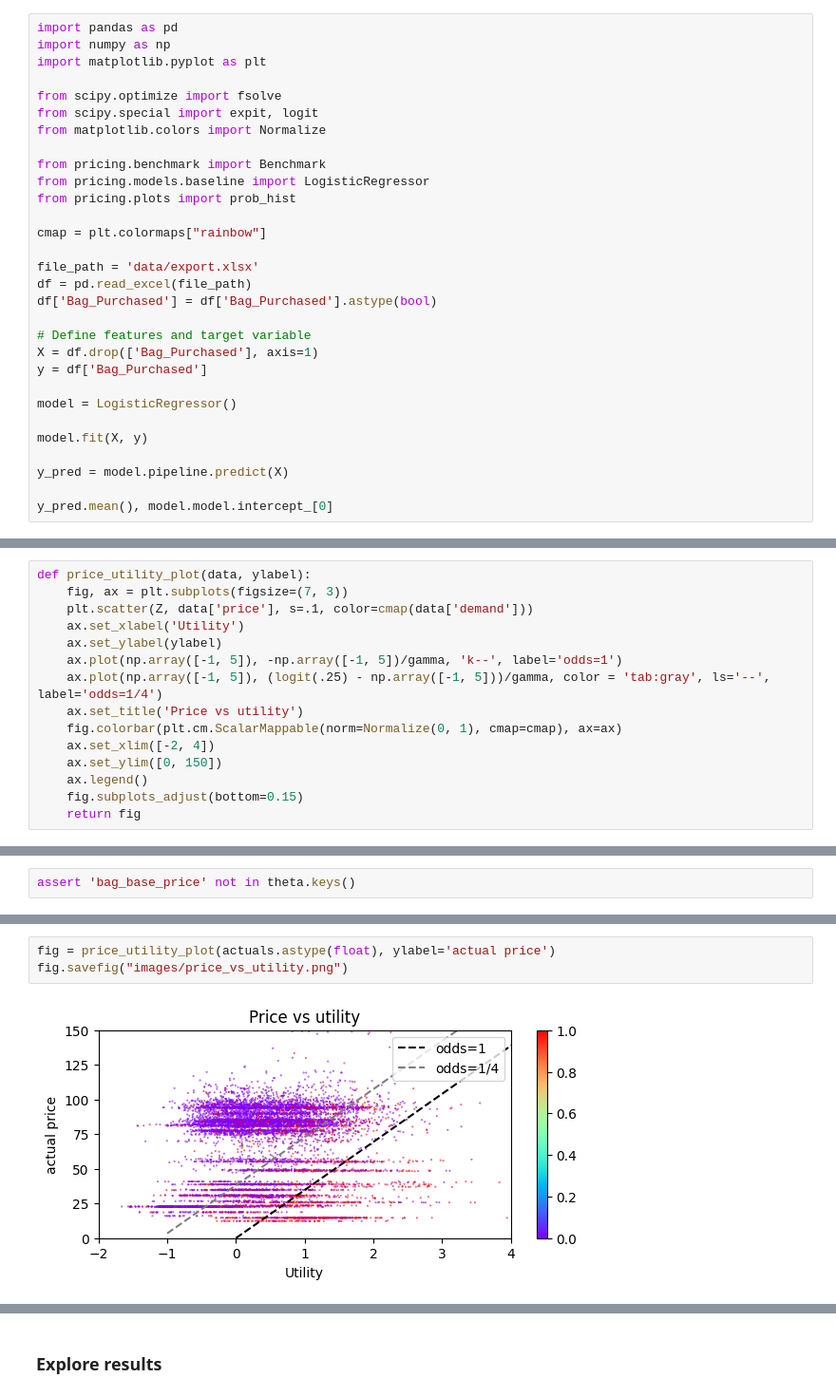
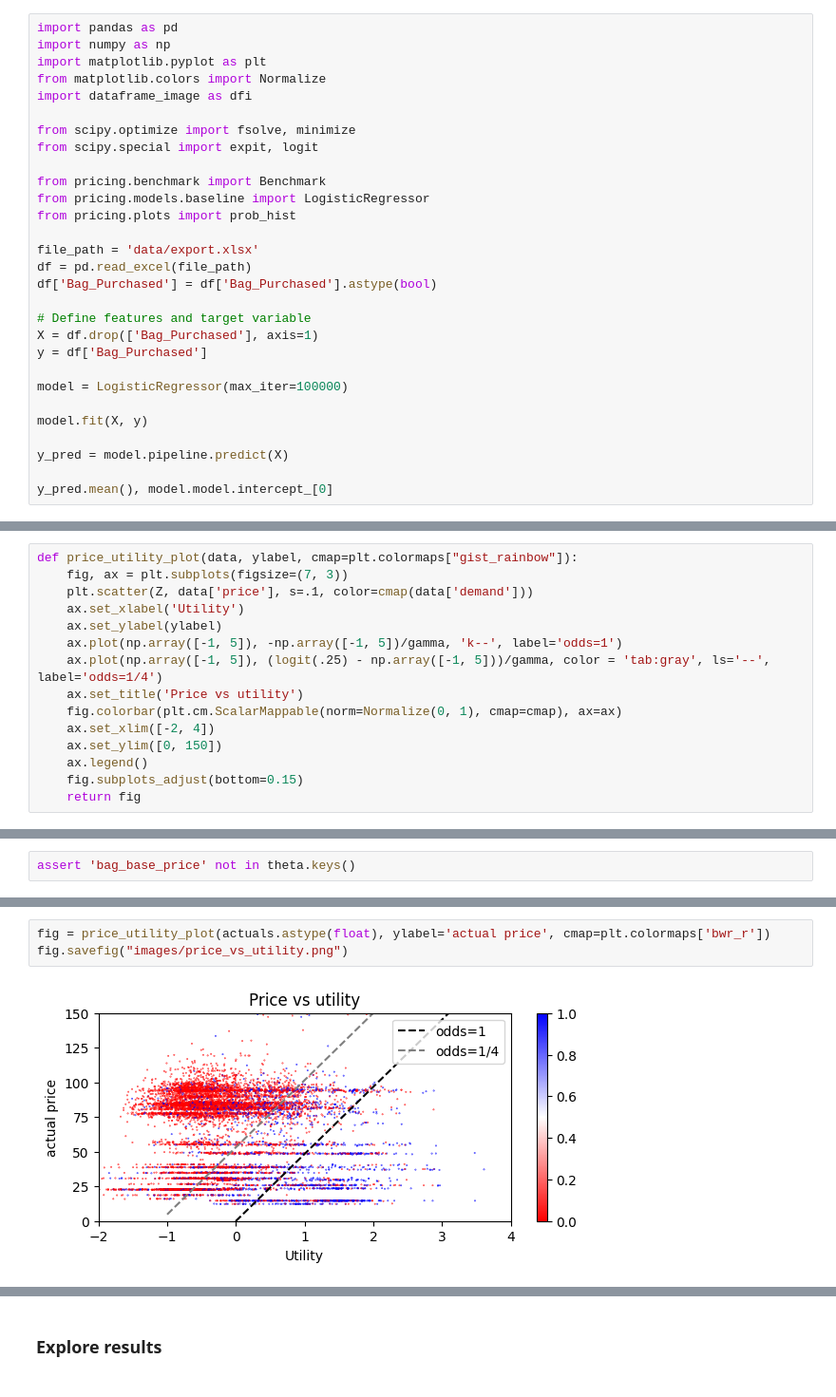
Before and after one commit to amonras/optimal-pricing, a Jupyter notebook: Optimal_Pricing.ipynb, the cells around one changed output, grey strips where cells are left out. Shown at 95% size. Saved outputs shown, nothing was run; the diff lists cells and outputs as text.

```diff
--- a/Optimal_Pricing.ipynb
+++ b/Optimal_Pricing.ipynb
@@ -45,16 +24,15 @@ $$
 import pandas as pd
 import numpy as np
 import matplotlib.pyplot as plt
+from matplotlib.colors import Normalize
+import dataframe_image as dfi
 
-from scipy.optimize import fsolve
+from scipy.optimize import fsolve, minimize
 from scipy.special import expit, logit
-from matplotlib.colors import Normalize
 
 from pricing.benchmark import Benchmark
 from pricing.models.baseline import LogisticRegressor
 from pricing.plots import prob_hist
-
-cmap = plt.colormaps["rainbow"]
 
 file_path = 'data/export.xlsx'
 df = pd.read_excel(file_path)
@@ -64,7 +42,7 @@ df['Bag_Purchased'] = df['Bag_Purchased'].astype(bool)
 X = df.drop(['Bag_Purchased'], axis=1)
 y = df['Bag_Purchased']
 
-model = LogisticRegressor()
+model = LogisticRegressor(max_iter=100000)
 
 model.fit(X, y)
 
@@ -77,7 +55,7 @@ y_pred.mean(), model.model.intercept_[0]
 theta = pd.Series(model.model_coefficients())
 intercept = model.model.intercept_
 # %%
-def price_utility_plot(data, ylabel):
+def price_utility_plot(data, ylabel, cmap=plt.colormaps["gist_rainbow"]):
     fig, ax = plt.subplots(figsize=(7, 3))
     plt.scatter(Z, data['price'], s=.1, color=cmap(data['demand']))
     ax.set_xlabel('Utility')
@@ -196,8 +213,8 @@ As expected the elasticity is negative, more price translates to lower demand
 # %%
-fig = price_utility_plot(actuals.astype(float), ylabel='actual price')
+fig = price_utility_plot(actuals.astype(float), ylabel='actual price', cmap=plt.colormaps['bwr_r'])
 fig.savefig("images/price_vs_utility.png")
 # %% [output]
-[figure, old version]
+[figure, new version]
 # %%
 def optimal_price_equation(f, c, z, g):
     return g * (f - c) * (1 - expit(z + g * f)) + 1
```
Also changed, not shown: parts of 53 cells of this notebook, 21 other files.
